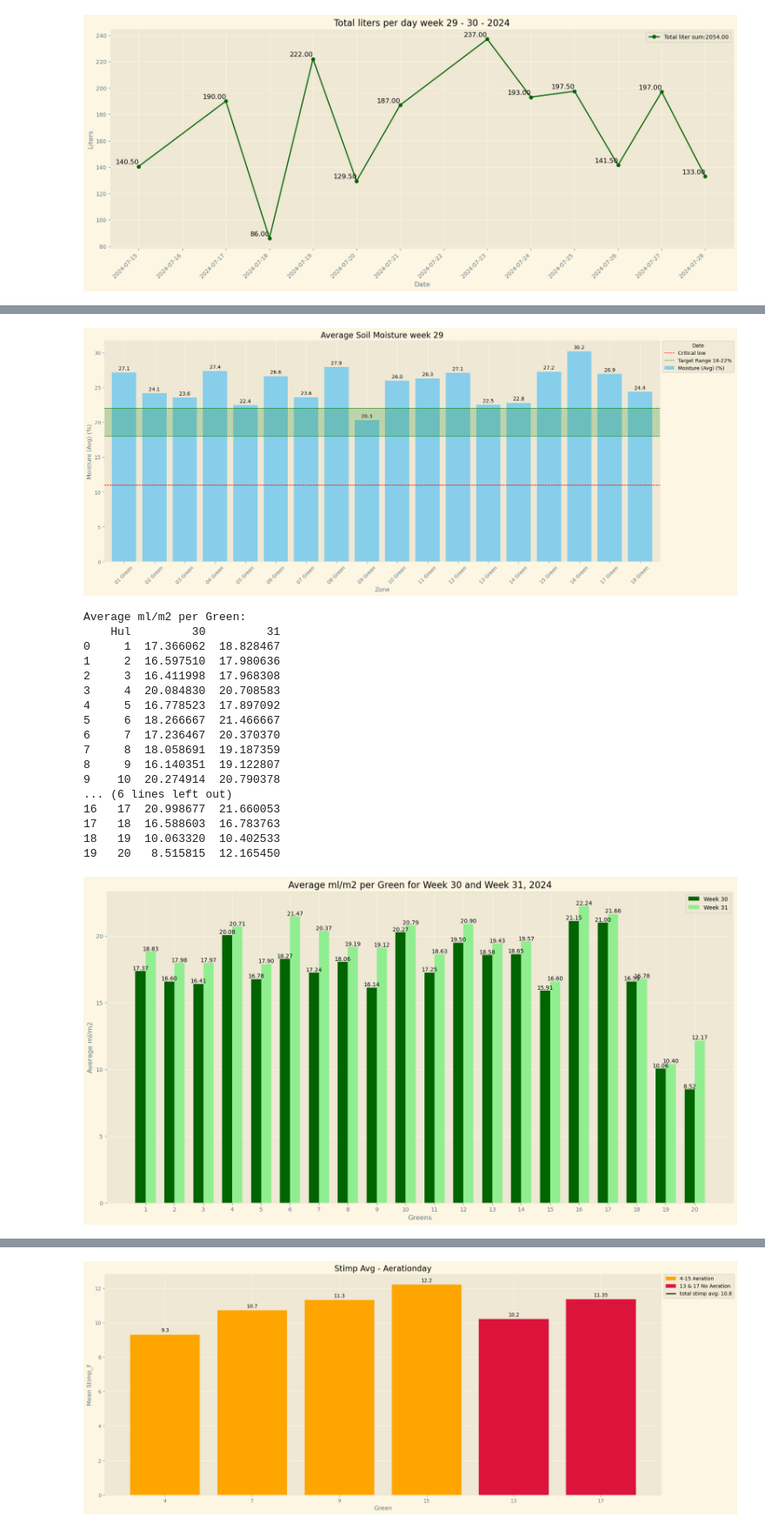
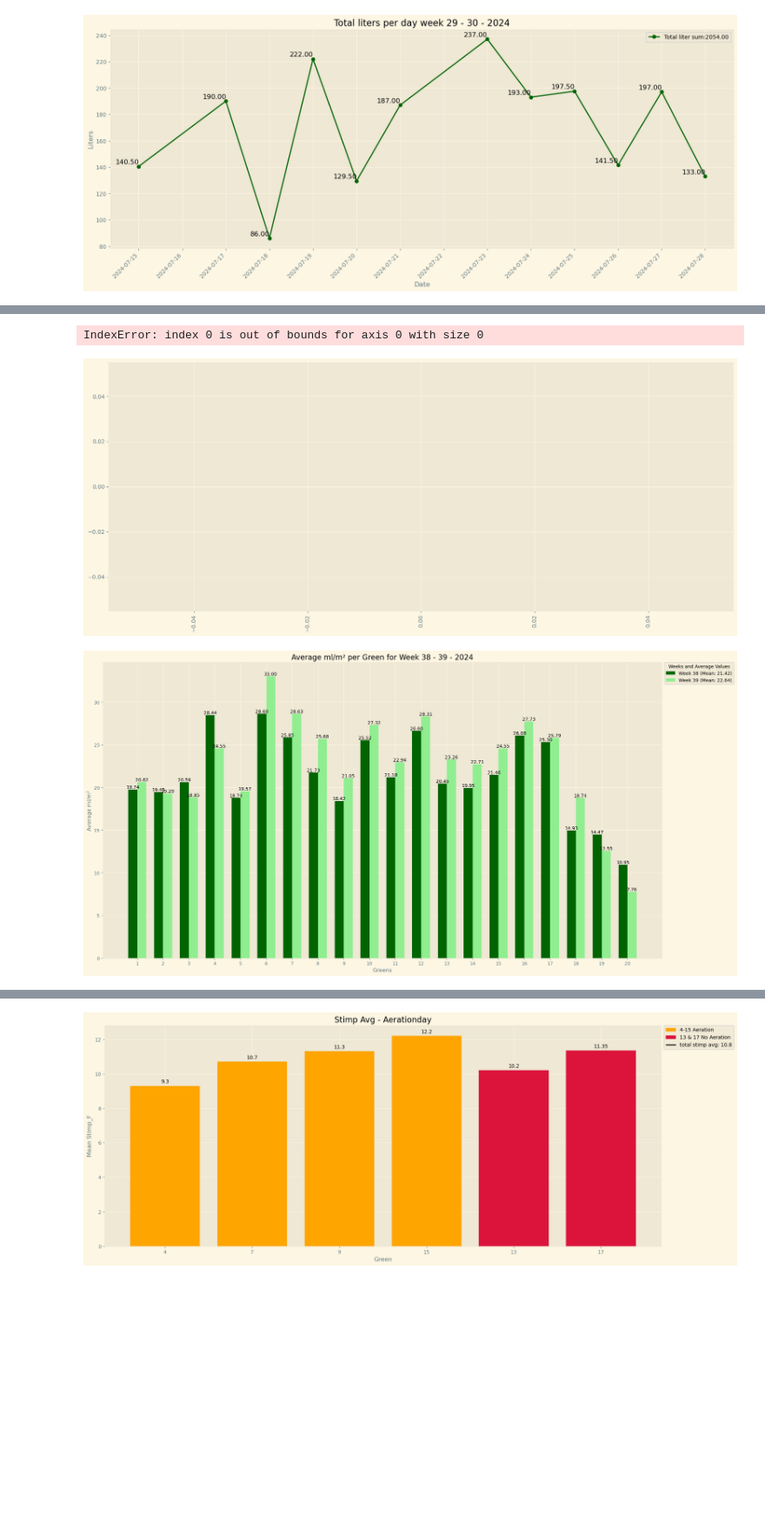
Before and after one commit to ABM-Analytics/Uge-rapport, a Jupyter notebook: ugerapport.ipynb, the cells around one changed output, grey strips where cells are left out. Shown at 87% size. Drawn from its saved outputs; the diff is of its cells as text; code cells hidden in the pictures; blank space fills up the shorter version.

```diff
--- a/ugerapport.ipynb
+++ b/ugerapport.ipynb
@@ -18,11 +18,13 @@ pd.options.mode.chained_assignment = None
 # %%
 ###Import af data
 
-dfklip = pd.read_csv('uge31klippelog.csv')
+dfklip = pd.read_csv('uge39klippelog.csv')
 
-dfpogo = pd.read_csv('uge31pogo.csv')
+dfpogo = pd.read_csv('uge39moist.csv')
 
-dfstimp = pd.read_csv('overseed_topdress_stimp.csv')
+dfstimp = pd.read_csv('uge39stimp.csv')
+
+dfevents = pd.read_csv('uge39events.csv')
 
 print("Clipdata:")
 print (dfklip.describe())
@@ -32,6 +34,9 @@ print (dfpogo.describe())
 
 print("\nStimp:")
 print(dfstimp.describe())
+
+print("\nEvents")
+print(dfevents.describe())
 # %% [output]
 Clipdata:
                Hul
@@ -62,13 +67,11 @@ dfklip.head()
 # %%
 ###Datacleaning - Drop values + cols
 
-dfklip = dfklip.dropna(subset=['Dato'])
 
-dfklip = dfklip.loc[:, ~dfklip.columns.str.startswith('Unnamed')]
 
 dfstimp = dfstimp[dfstimp.columns[:dfstimp.columns.get_loc('Stimp F') + 1]]
 dfstimp = dfstimp.dropna(subset=['Dato'])
 
-print(dfklip.head())
+
 print(dfstimp.head())
 # %% [output]
@@ -346,7 +342,8 @@ ax.legend(handles=handles, title='Date', loc='upper left', bbox_to_anchor=(1, 1.
 # Display the plot
 plt.show()
 # %% [output]
+IndexError: index 0 is out of bounds for axis 0 with size 0
-[figure, old version]
+[figure, new version]
 # %%
 import pandas as pd
 import matplotlib.pyplot as plt
@@ -357,9 +354,9 @@ green_sizes = {
     '11': 425, '12': 658, '13': 489, '14': 545, '15': 728, '16': 532, '17': 504, '18': 427, '19': 737, '20': 274
 }
 
-# Filter data for weeks 29 and 30
-weeks = [30, 31]
-mlm2_weeks = dfklip[(dfklip['Week'].isin(weeks)) & (dfklip['Year'] == 2024)]
+# Filter data for weeks 37 and 38
+weeks = [38, 39]
+mlm2_weeks = dfklip[(dfklip['Dato'].dt.isocalendar().week.isin(weeks)) & (dfklip['Dato'].dt.year == 2024)]
 
 # Ensure 'Hul' is string for matching green sizes
 mlm2_weeks['Hul'] = mlm2_weeks['Hul'].astype(str)
@@ -370,60 +367,49 @@ mlm2_weeks['Liter'] = mlm2_weeks['Liter'].astype(str).str.replace(',', '.').asty
 mlm2_weeks['ml_per_m2'] = (mlm2_weeks['Liter'] * 1000) / mlm2_weeks['Green Size']
 
 # Group by 'Hul' and 'Week' to calculate the average ml_per_m2 per green per week
+mlm2_weeks['Week'] = mlm2_weeks['Dato'].dt.isocalendar().week
 average_ml_per_m2 = mlm2_weeks.groupby(['Hul', 'Week'])['ml_per_m2'].mean().reset_index()
 
 # Ensure all 'Hul' values from 1 to 20 are included for each week
 all_huls = pd.DataFrame({'Hul': [str(i) for i in range(1, 21)]})
 average_ml_per_m2 = average_ml_per_m2.pivot(index='Hul', columns='Week', values='ml_per_m2').reset_index()
 average_ml_per_m2 = all_huls.merge(average_ml_per_m2, on='Hul', how='left').fillna(0)
 
 # Convert 'Hul' back to integers for sorting and plotting
 average_ml_per_m2['Hul'] = average_ml_per_m2['Hul'].astype(int)
 average_ml_per_m2 = average_ml_per_m2.sort_values('Hul')
 
-# Print the result
-print("Average ml/m2 per Green:")
-print(average_ml_per_m2)
+# Calculate the mean ml/m² for each week
+mean_week1 = average_ml_per_m2[38].mean()
+mean_week2 = average_ml_per_m2[39].mean()
 
 # Plot the result as a bar plot with two bars per 'Hul' for each week
 fig, ax = plt.subplots(figsize=(20, 10))
 bar_width = 0.35
 index = average_ml_per_m2['Hul']
 
-bar1 = ax.bar(index - bar_width/2, average_ml_per_m2[30], bar_width, label='Week 30', color='darkgreen')
-bar2 = ax.bar(index + bar_width/2, average_ml_per_m2[31], bar_width, label='Week 31', color='lightgreen')
+bar1 = ax.bar(index - bar_width/2, average_ml_per_m2[38], bar_width, label=f'Week 38 (Mean: {mean_week1:.2f})', color='darkgreen')
+bar2 = ax.bar(index + bar_width/2, average_ml_per_m2[39], bar_width, label=f'Week 39 (Mean: {mean_week2:.2f})', color='lightgreen')
 
 ax.set_xlabel('Greens')
-ax.set_ylabel('Average ml/m2')
-ax.set_title('Average ml/m2 per Green for Week 30 and Week 31, 2024')
+ax.set_ylabel('Average ml/m²')
+ax.set_title('Average ml/m² per Green for Week 38 - 39 - 2024')
 ax.set_xticks(index)
 ax.set_xticklabels(average_ml_per_m2['Hul'])
-ax.legend()
+
+# Move the legend to the right of the plot
+ax.legend(loc='center left', bbox_to_anchor=(1, 0.963), title='Weeks and Average Values')
 
 # Add labels on top of the bars
 for bar in bar1 + bar2:
     height = bar.get_height()
     ax.text(bar.get_x() + bar.get_width() / 2, height, f'{height:.2f}', ha='center', va='bottom', fontsize=10)
 
+# Adjust the layout to fit the legend
+plt.tight_layout()
+
 # Show the plot
 plt.show()
 # %% [output]
-Average ml/m2 per Green:
-    Hul         30         31
-0     1  17.366062  18.828467
-1     2  16.597510  17.980636
-2     3  16.411998  17.968308
-3     4  20.084830  20.708583
-4     5  16.778523  17.897092
-5     6  18.266667  21.466667
-6     7  17.236467  20.370370
-7     8  18.058691  19.187359
-8     9  16.140351  19.122807
-9    10  20.274914  20.790378
-... (6 lines left out)
-16   17  20.998677  21.660053
-17   18  16.588603  16.783763
-18   19  10.063320  10.402533
-19   20   8.515815  12.165450
-[figure, old version]
+[figure, new version]
 # %%
```
Also changed, not shown: parts of 14 cells of this notebook.
